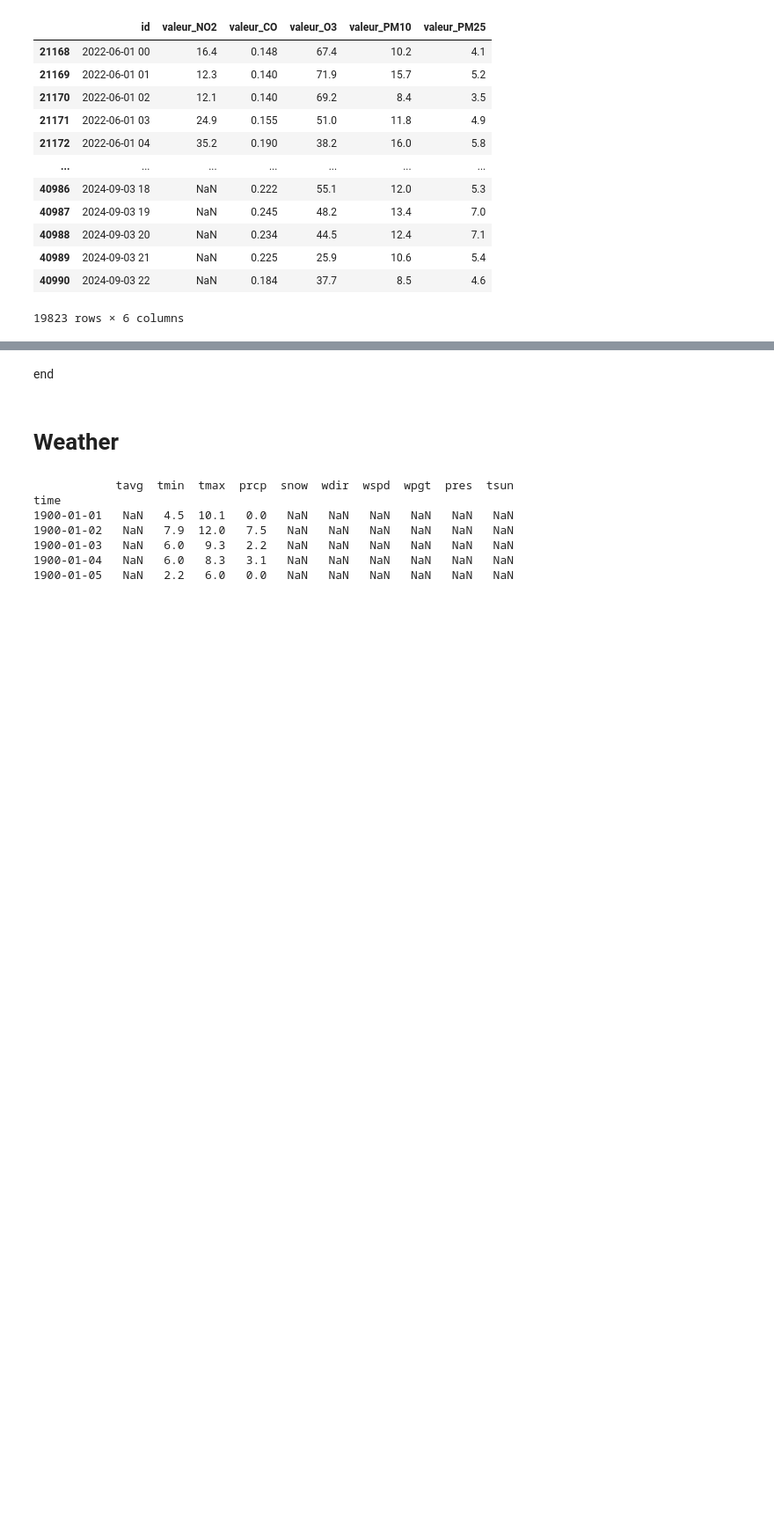
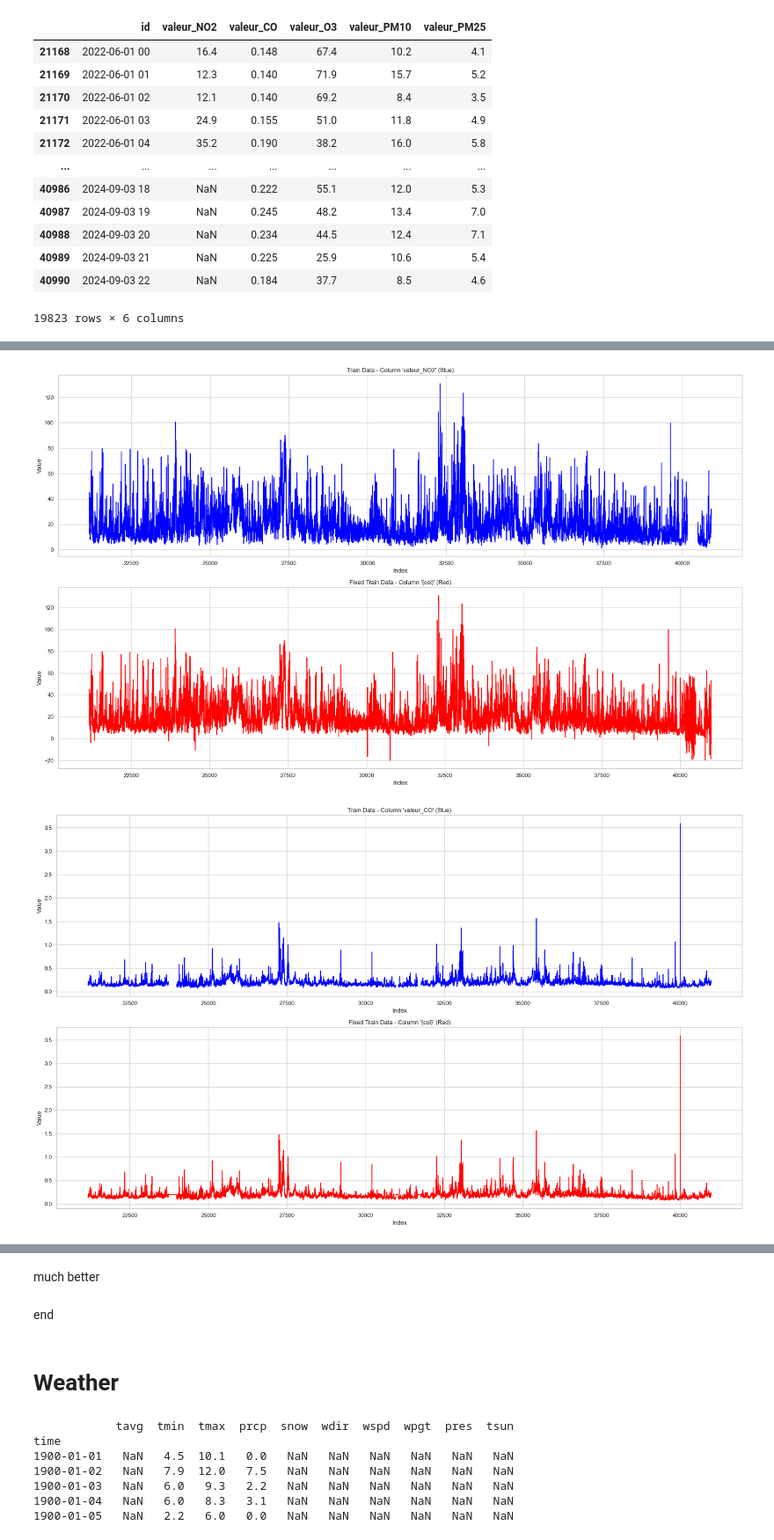
Before and after one commit to Trung-Dan-Phan/kaggle_time_series, a Jupyter notebook: notebooks/preprocessing.ipynb, the cells around one changed output, grey strips where cells are left out. Shown at 88% size. Cells and saved outputs as stored; diff of their text form; code cells hidden in the pictures; blank space fills up the shorter version.

Commit message:
update preprocessing, save the fixed train data

```diff
--- a/notebooks/preprocessing.ipynb
+++ b/notebooks/preprocessing.ipynb
@@ -306 +322,9 @@ PM25: residual
+# %%
+fixed_train_df = train_df[:]
+# %%
+fixed_train_df['valeur_NO2'] = imputer_em.fit_transform(train_df[['valeur_NO2']])
+fixed_train_df['valeur_CO'] = imputer_mce.fit_transform(train_df[['valeur_CO']])
+fixed_train_df['valeur_O3'] = imputer_res.fit_transform(train_df[['valeur_O3']])
+fixed_train_df['valeur_PM10'] = imputer_em.fit_transform(train_df[['valeur_PM10']])
+fixed_train_df['valeur_PM25'] = imputer_res.fit_transform(train_df[['valeur_PM25']])
 # %%
@@ -321,0 +362,5 @@ train_df[['id', '']]
+# %%
+check_filling_result(df=train_df, fixed_df=fixed_train_df)
+# %% [output]
+[figure, added]
+[figure, added]
@@ -321,0 +370,2 @@ train_df[['id', '']]
+# %% [markdown]
+much better
```
Also changed, not shown: parts of 9 cells of this notebook, 1 other file.
